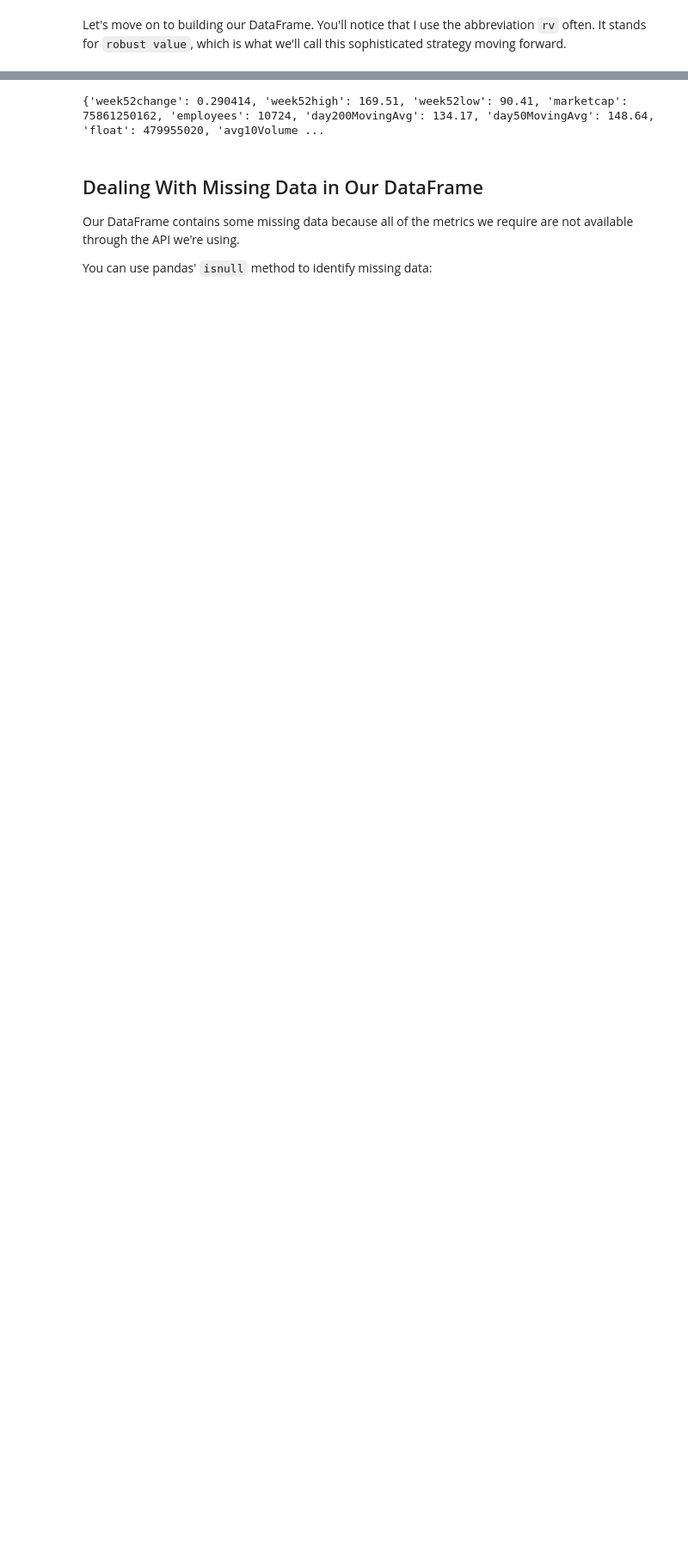
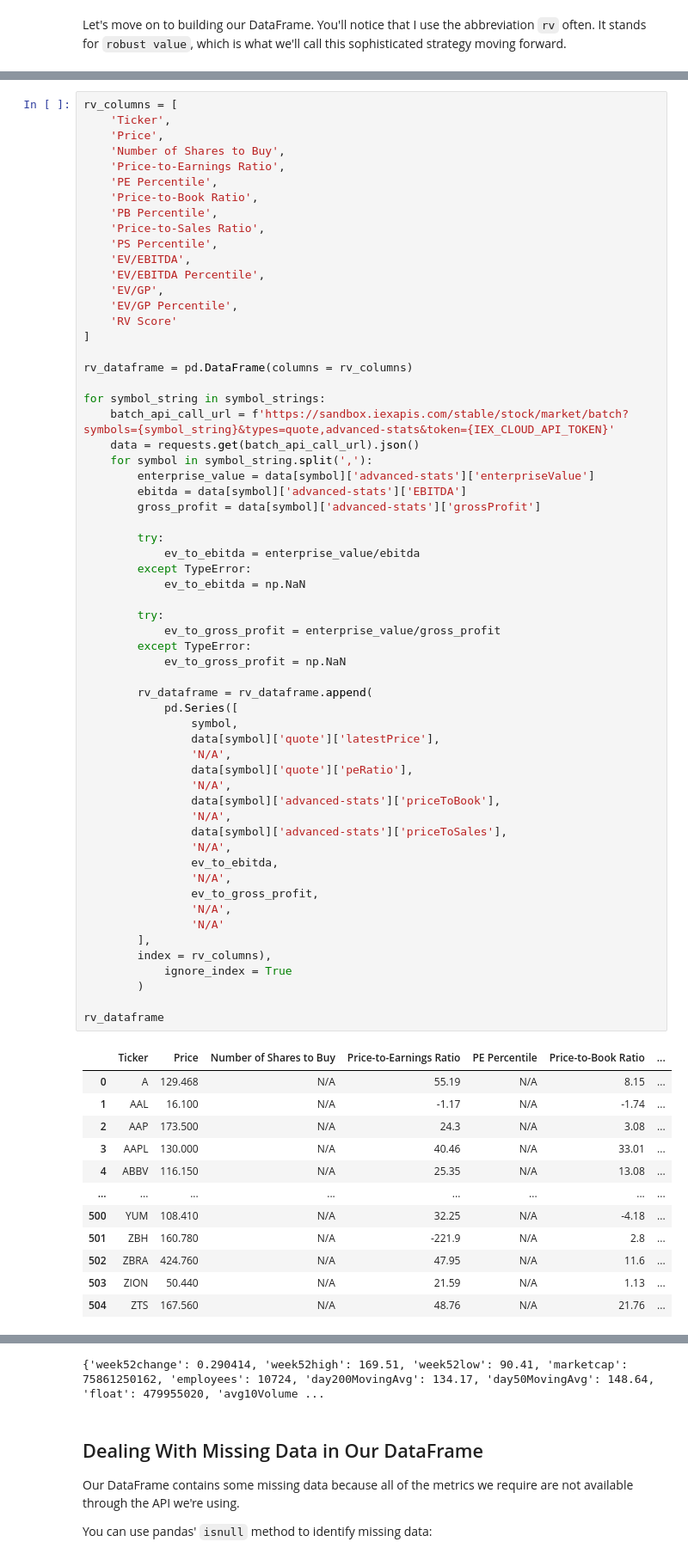
Before and after one commit to cengizozel/Algorithmic-Trading-In-Python, a Jupyter notebook: Projects/3 - Building A Quantitative Value Investing Strategy/003_quantitative_value_strategy.ipynb, the cells around one changed output, grey strips where cells are left out. Shown at 86% size. Saved outputs shown, nothing was run; the diff lists cells and outputs as text; blank space fills up the shorter version.

```diff
--- a/Projects/3 - Building A Quantitative Value Investing Strategy/003_quantitative_value_strategy.ipynb
+++ b/Projects/3 - Building A Quantitative Value Investing Strategy/003_quantitative_value_strategy.ipynb
@@ -190,0 +220,73 @@ Let's move on to building our DataFrame. You'll notice that I use the abbreviati
+# %%
+rv_columns = [
+    'Ticker',
+    'Price',
+    'Number of Shares to Buy',
+    'Price-to-Earnings Ratio',
+    'PE Percentile',
+    'Price-to-Book Ratio',
+    'PB Percentile',
+    'Price-to-Sales Ratio',
+    'PS Percentile',
+    'EV/EBITDA',
+    'EV/EBITDA Percentile',
+    'EV/GP',
+    'EV/GP Percentile',
+    'RV Score'
+]
+
+rv_dataframe = pd.DataFrame(columns = rv_columns)
+
+for symbol_string in symbol_strings:
+    batch_api_call_url = f'https://sandbox.iexapis.com/stable/stock/market/batch?symbols={symbol_string}&types=quote,advanced-stats&token={IEX_CLOUD_API_TOKEN}'
+    data = requests.get(batch_api_call_url).json()
+    for symbol in symbol_string.split(','):
+        enterprise_value = data[symbol]['advanced-stats']['enterpriseValue']
+        ebitda = data[symbol]['advanced-stats']['EBITDA']
+        gross_profit = data[symbol]['advanced-stats']['grossProfit']
+
+        try:
+            ev_to_ebitda = enterprise_value/ebitda
+        except TypeError:
+            ev_to_ebitda = np.NaN
+
+        try:
+            ev_to_gross_profit = enterprise_value/gross_profit
+        except TypeError:
+            ev_to_gross_profit = np.NaN
+
+        rv_dataframe = rv_dataframe.append(
+            pd.Series([
+                symbol,
+                data[symbol]['quote']['latestPrice'],
+                'N/A',
+                data[symbol]['quote']['peRatio'],
+                'N/A',
+                data[symbol]['advanced-stats']['priceToBook'],
+                'N/A',
+                data[symbol]['advanced-stats']['priceToSales'],
+                'N/A',
+                ev_to_ebitda,
+                'N/A',
+                ev_to_gross_profit,
+                'N/A',
+                'N/A'
+        ],
+        index = rv_columns),
+            ignore_index = True
+        )
+
+rv_dataframe
+# %% [output]
+|  | Ticker | Price | Number of Shares to Buy | Price-to-Earnings Ratio | PE Percentile | Price-to-Book Ratio | ... |
+| 0 | A | 129.468 | N/A | 55.19 | N/A | 8.15 | ... |
+| 1 | AAL | 16.100 | N/A | -1.17 | N/A | -1.74 | ... |
+| 2 | AAP | 173.500 | N/A | 24.3 | N/A | 3.08 | ... |
+| 3 | AAPL | 130.000 | N/A | 40.46 | N/A | 33.01 | ... |
+| 4 | ABBV | 116.150 | N/A | 25.35 | N/A | 13.08 | ... |
+| ... | ... | ... | ... | ... | ... | ... | ... |
+| 500 | YUM | 108.410 | N/A | 32.25 | N/A | -4.18 | ... |
+| 501 | ZBH | 160.780 | N/A | -221.9 | N/A | 2.8 | ... |
+| 502 | ZBRA | 424.760 | N/A | 47.95 | N/A | 11.6 | ... |
+| 503 | ZION | 50.440 | N/A | 21.59 | N/A | 1.13 | ... |
+| 504 | ZTS | 167.560 | N/A | 48.76 | N/A | 21.76 | ... |
```
Also changed, not shown: parts of 37 cells of this notebook, 2 other files.
